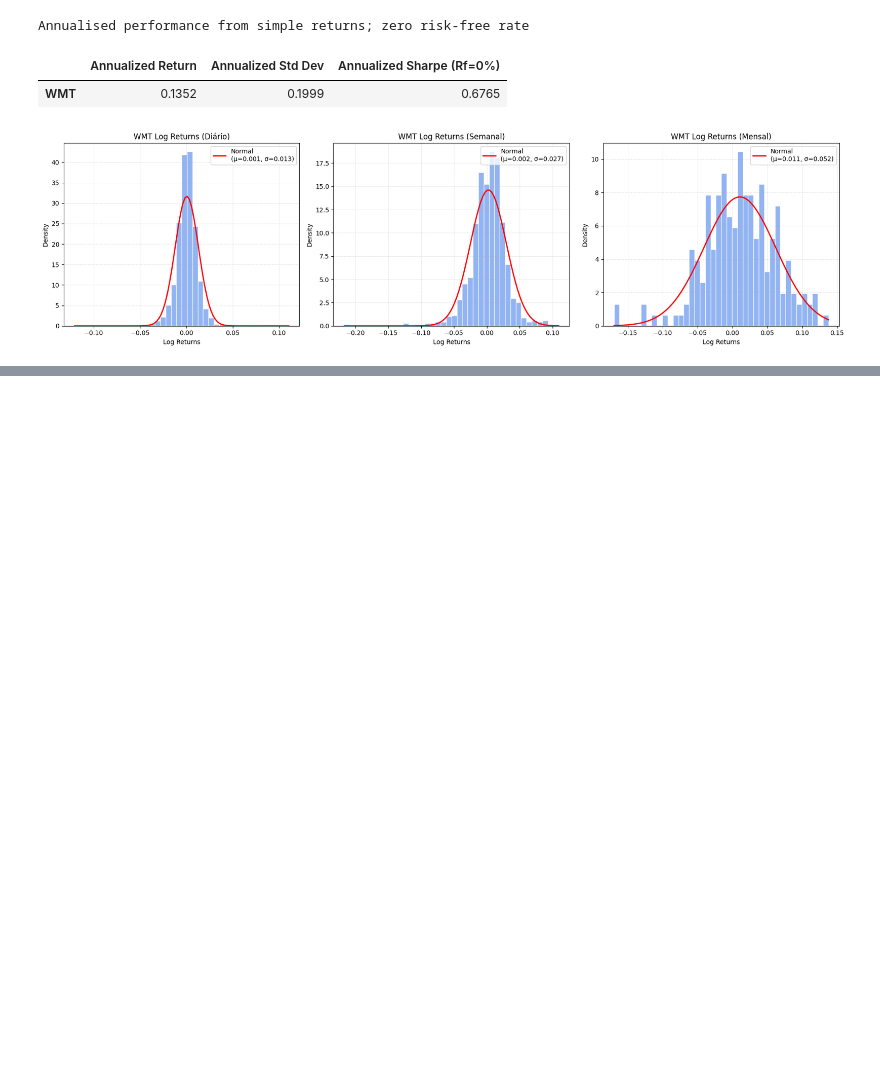
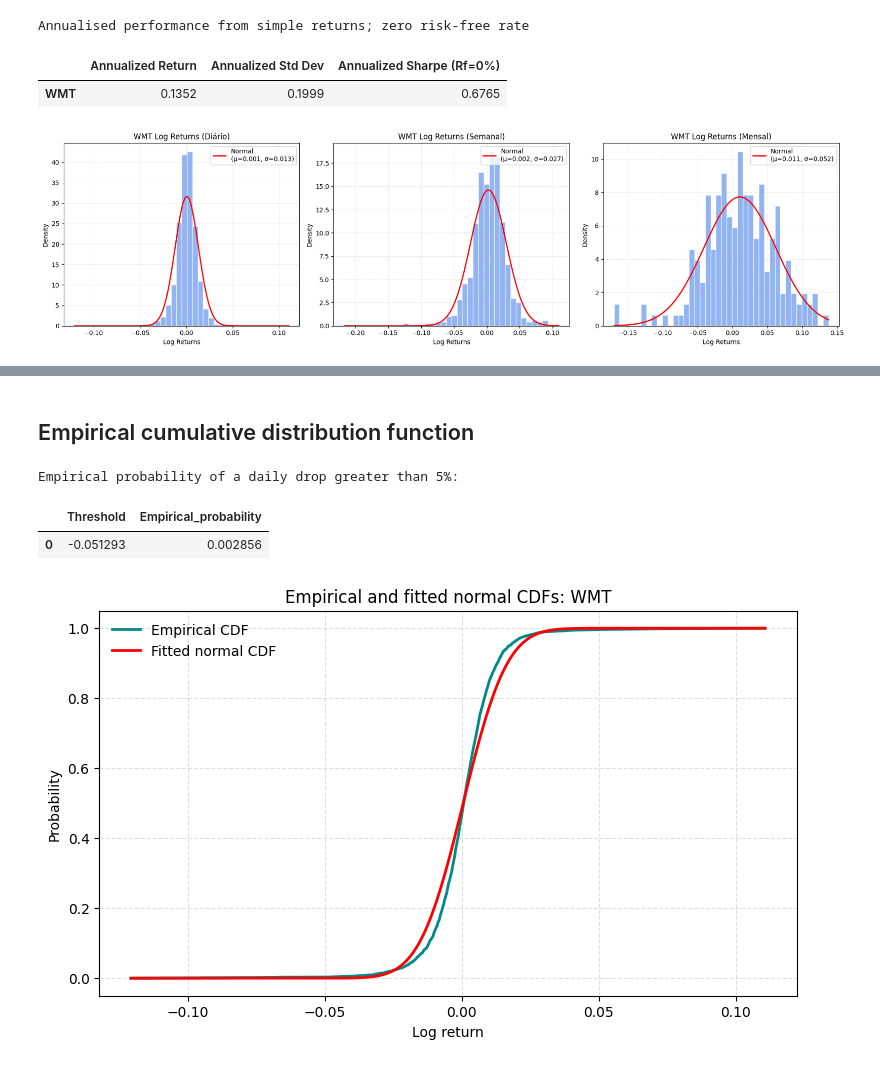
Before and after one commit to Troniospt/Projecto_Asset, a Jupyter notebook: notebooks/02_analise_walmart.ipynb, the cells around one changed output, grey strips where cells are left out. Saved outputs shown, nothing was run; the diff lists cells and outputs as text; code cells hidden in the pictures; blank space fills up the shorter version.

```diff
--- a/notebooks/02_analise_walmart.ipynb
+++ b/notebooks/02_analise_walmart.ipynb
@@ -174,0 +274,44 @@ plt.show()
+# %% [markdown]
+## Empirical cumulative distribution function
+# %%
+# o limiar (queda de 5% -> log(0.95)) e calcular a probabilidade empírica
+threshold = np.log(0.95)
+f_hat = (wmt_ret <= threshold).mean()
+
+# Criar e exibir a tabela (equivalente ao knitr::kable)
+tabela_prob = pd.DataFrame({
+    'Threshold': [threshold],
+    'Empirical_probability': [f_hat]
+})
+
+print("Empirical probability of a daily drop greater than 5%:")
+display(tabela_prob.round(6))
+
+# 3. Calcular a ECDF (Função Distribuição Acumulada Empírica)
+ecdf = ECDF(wmt_ret)
+
+# 4. Desenhar o gráfico de CDFs (Empírica vs Normal Teórica)
+plt.figure(figsize=(9, 5))
+
+# ECDF real dos dados (linha verde)
+x_ecdf = np.sort(wmt_ret)
+plt.plot(x_ecdf, ecdf(x_ecdf), color='darkcyan', linewidth=2, label='Empirical CDF')
+
+# CDF Normal teórica (linha vermelha)
+mu, std = wmt_ret.mean(), wmt_ret.std()
+x = np.linspace(wmt_ret.min(), wmt_ret.max(), 300)
+plt.plot(x, norm.cdf(x, mu, std), color='red', linewidth=2, label='Fitted normal CDF')
+
+
+plt.title("Empirical and fitted normal CDFs: WMT")
+plt.xlabel("Log return")
+plt.ylabel("Probability")
+plt.legend(loc='upper left', frameon=False)
+plt.grid(True, linestyle='--', alpha=0.4)
+
+plt.show()
+# %% [output]
+Empirical probability of a daily drop greater than 5%:
+|  | Threshold | Empirical_probability |
+| 0 | -0.051293 | 0.002856 |
+[figure, added]
```
Also changed, not shown: parts of 5 cells of this notebook.
